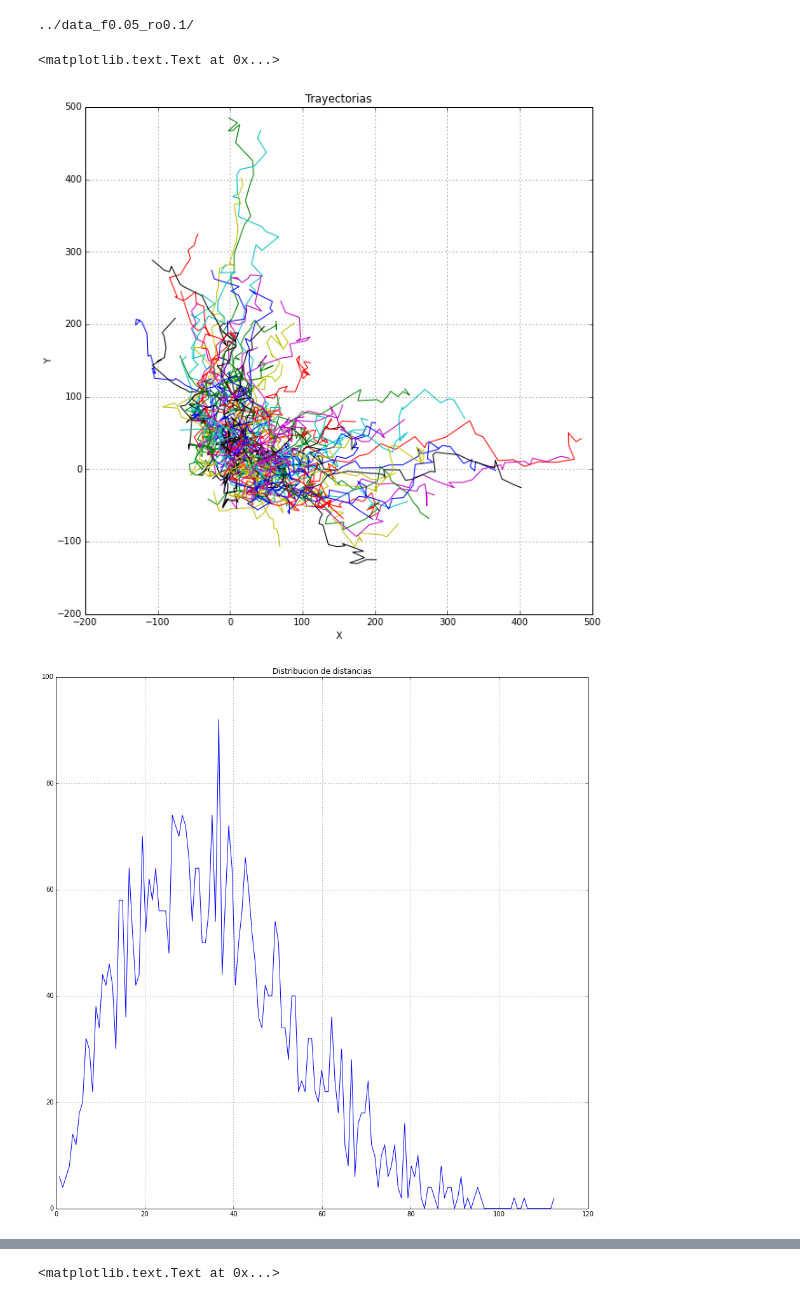
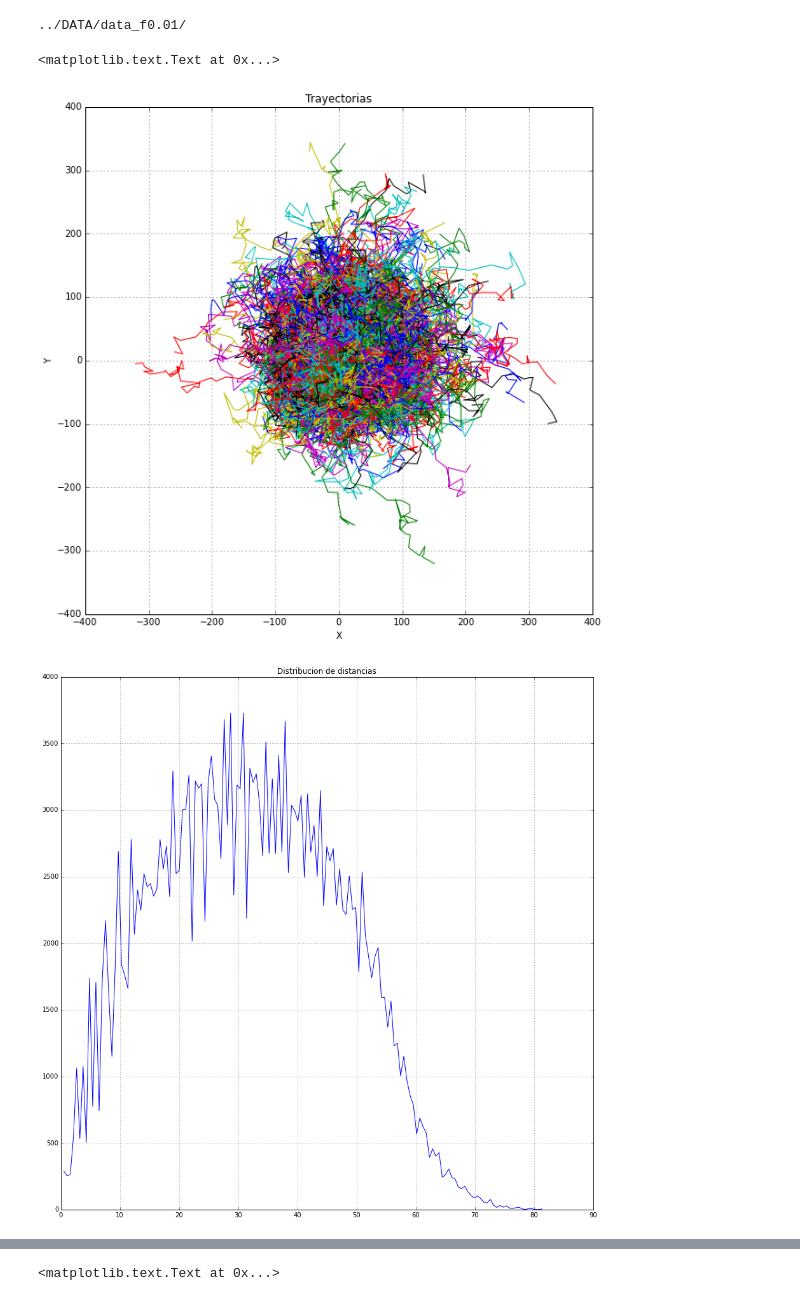
Before and after one commit to martinzh/CollectiveDynamics.jl, a Jupyter notebook: DataAnalysis.ipynb, the cells around one changed output, grey strips where cells are left out. Cells and saved outputs as stored; diff of their text form; code cells hidden in the pictures.

Commit message:
Distribución de distancias y adyacencias

```diff
--- a/DataAnalysis.ipynb
+++ b/DataAnalysis.ipynb
@@ -9,93 +9,89 @@ from matplotlib.colors import ListedColormap, BoundaryNorm
 # %%
 N = 720 #Numero de particulas
 
-f = 0.05 #conectividad en funcion de fraccion de N
+f = 0.01 #conectividad en funcion de fraccion de N
 
 p = 0.1 #
 
-T = 3000 #tiempo final
+T = 10000 #tiempo final
 
-paso = 100
+paso = 250
 
 R = T/paso #total de iteraciones
 
 # ruta a directorio principal
 
-#path = "../data_f"+ str(f)+ "_ro"+str(p) +"/"
-path = "../data_f"+ str(f) +"/"
+#path = "../data_f"+ str(f) +"/"
+#path = "../DATA/data_f"+ str(f)+ "_ro"+str(p) +"/"
+path = "../DATA/data_f"+ str(f) +"/"
 
 print (path)
 
 data = loadtxt(path + "trays.txt")
 
 fig = plt.figure(figsize=(10,10), dpi = 300)
 
 for i in range (N-1):
     plt.plot(data[:,i],data[:,i+1])
 
 plt.title('Trayectorias');
 plt.grid(True)
 plt.xlabel('X')
 plt.ylabel('Y')
 
 #fig.savefig("trays1.png", dpi=500)
 # %% [output]
-../data_f0.05_ro0.1/
+../DATA/data_f0.01/
 <matplotlib.text.Text at 0x...>
-[figure, old version]
+[figure, new version]
 # %%
 # Calcula distribucion de distancias y genera adjacencias
 
-r0 = 4.0
-
 fig = plt.figure(figsize=(15,15), dpi = 300)
 
-t = 100 #paso de tiempo
+#r0 = 15.0
+r0 = 2.857142857142857
+t = 1 #paso de tiempo
 
-ruta_dist = path + "dists/" + repr(t) + ".txt"
-dists = open(ruta_dist, 'rb')
+ruta_dist = path + "dists/" + repr(t) + ".txt" #Ruta a archivos de matriz de distancias
+dists = open(ruta_dist, 'rb') #Abre el archivo para leer
 
-num_bin = 150.
+num_bin = 150.0 #Numero de "bins" para el histograma
+bins = arange(1,num_bin+1) #Arreglo de bins
+hist = zeros(num_bin) #inicializa el histograma
 
-bins = arange(1,num_bin+1)
+DD = [] #Arreglo para guardar las distancias
+#AD = [] #Arreglo para guardar adjacencias
 
-DD = []
-
-hist = zeros(num_bin)
-
-#print hist
-
+#Solo se cuenta la mitad de las distancias, es simetrico
 j = 0
-
 for line in dists.readlines():
 
     vals = line.split()
 
     for k in range(len(vals)-j):
 
+#        a = [] #adjacencias locales
+#        a.append(j)
+#        d = float(vals[k])
+#        if d<r0: a.append(k)
+
         DD.append(float(vals[k]))
 
     j += 1
+    AD.append(a)
 
-DD.sort()
+DD.sort() #Ordena de menor a mayor
 
 #print DD[0]
 #print len(DD)
 
-epsilon = DD[-1]/num_bin
+epsilon = DD[-1]/num_bin #Tamanio de cada bin en funcion del maximo
 
 for dist in DD:
 
     b = dist/epsilon
-
-    if b>0: hist[int(b-1)] += 1.
-
-#print hist
-
-#print DD[-1]
-#print len(DD)
-#print DD[0]
-#print DD[len(DD)-1]
+    if b>0: hist[int(b-1)] += 1.0 #contador de cada bin
 
 #print bins
 #print epsilon*bins
@@ -106,5 +102,6 @@ plt.grid(True)
 
 
 #print epsilon
+#print(AD)
 # %% [output]
-[figure, old version]
+[figure, new version]
```
Also changed, not shown: parts of 4 cells of this notebook.
